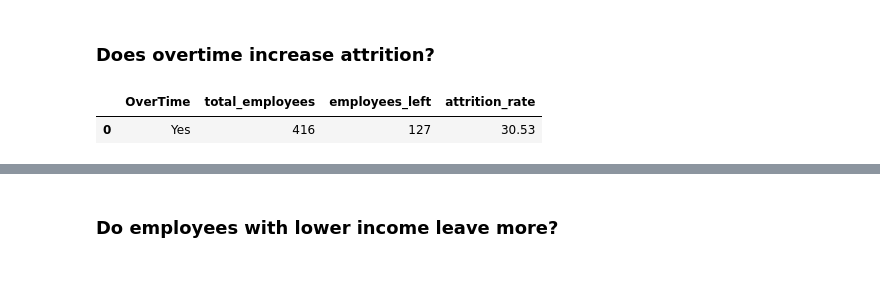
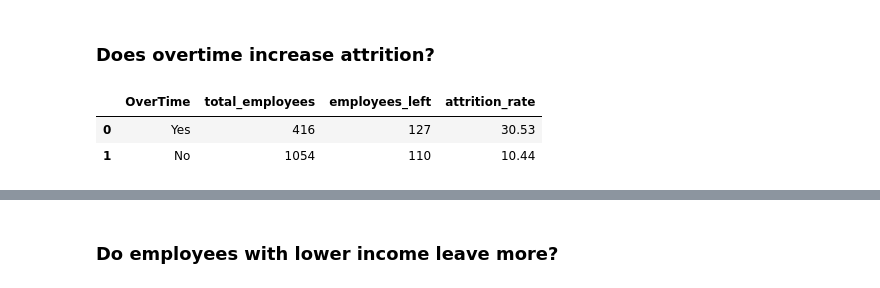
Before and after one commit to subash28-web/HR-Employee-Attrition-Analytics, a Jupyter notebook: HR_Employee_Attrition_Analytics.ipynb, the cells around one changed output, grey strips where cells are left out. Saved outputs shown, nothing was run; the diff lists cells and outputs as text; code cells hidden in the pictures.

```diff
--- a/HR_Employee_Attrition_Analytics.ipynb
+++ b/HR_Employee_Attrition_Analytics.ipynb
@@ -1039,14 +1055,14 @@ attri_by_jobrole
 # %%
 query20="""select "OverTime" , COUNT(*) as total_employees,
             SUM(CASE WHEN "Attrition" = 'Yes' THEN 1 ELSE 0 END) AS employees_left,
             ROUND(SUM(CASE WHEN "Attrition" = 'Yes' THEN 1 ELSE 0 END) * 100.0 / COUNT(*),2) AS attrition_rate
             from employee
             group by "OverTime"
-            order by attrition_rate DESC
-            limit 1;"""
+            order by attrition_rate DESC;"""
 
 attri_by_overtime=pd.read_sql(query20,engine)
 attri_by_overtime
 # %% [output]
 |  | OverTime | total_employees | employees_left | attrition_rate |
 | 0 | Yes | 416 | 127 | 30.53 |
+| 1 | No | 1054 | 110 | 10.44 |
```
Also changed, not shown: parts of 12 cells of this notebook.
